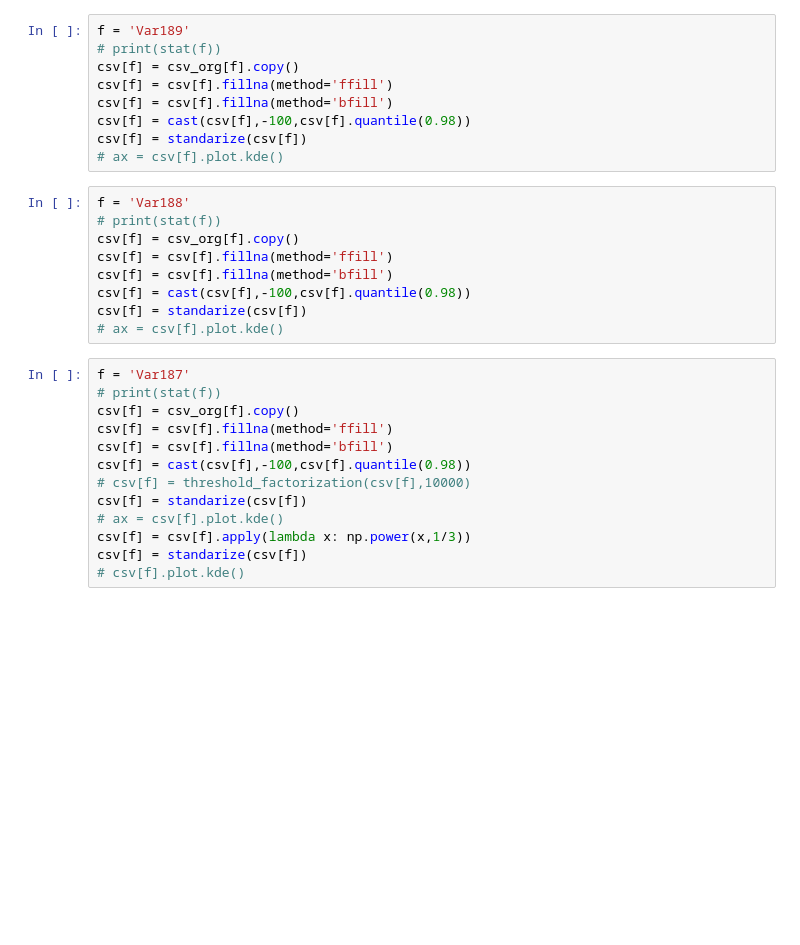
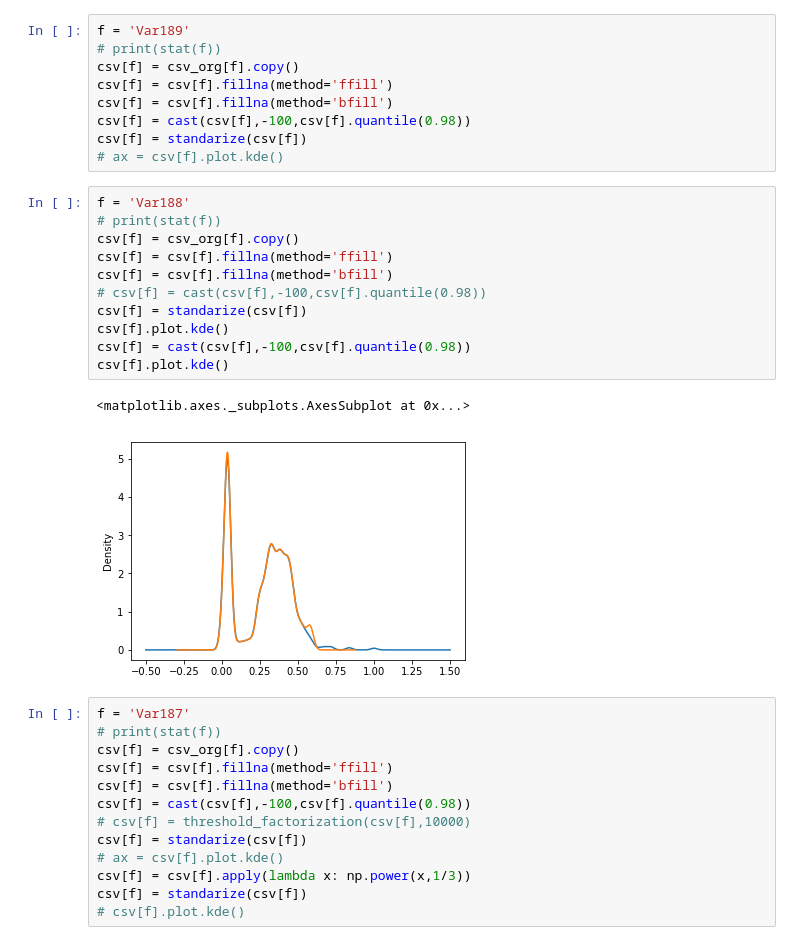
Before and after one commit to mateuszdorobek/Machine-Learning-Classification, a Jupyter notebook: data_extraction.ipynb, the cells around one changed output. Drawn from its saved outputs; the diff is of its cells as text; blank space fills up the shorter version.

Commit message:
image

```diff
--- a/data_extraction.ipynb
+++ b/data_extraction.ipynb
@@ -544,12 +537,17 @@ csv[f] = standarize(csv[f])
 # %%
 f = 'Var188'
 # print(stat(f))
 csv[f] = csv_org[f].copy()
 csv[f] = csv[f].fillna(method='ffill')
 csv[f] = csv[f].fillna(method='bfill')
+# csv[f] = cast(csv[f],-100,csv[f].quantile(0.98))
+csv[f] = standarize(csv[f])
+csv[f].plot.kde()
 csv[f] = cast(csv[f],-100,csv[f].quantile(0.98))
-csv[f] = standarize(csv[f])
-# ax = csv[f].plot.kde()
+csv[f].plot.kde()
+# %% [output]
+<matplotlib.axes._subplots.AxesSubplot at 0x...>
+[figure, added]
 # %%
 f = 'Var187'
 # print(stat(f))
```
Also changed, not shown: parts of 2 cells of this notebook, 1 other file.
